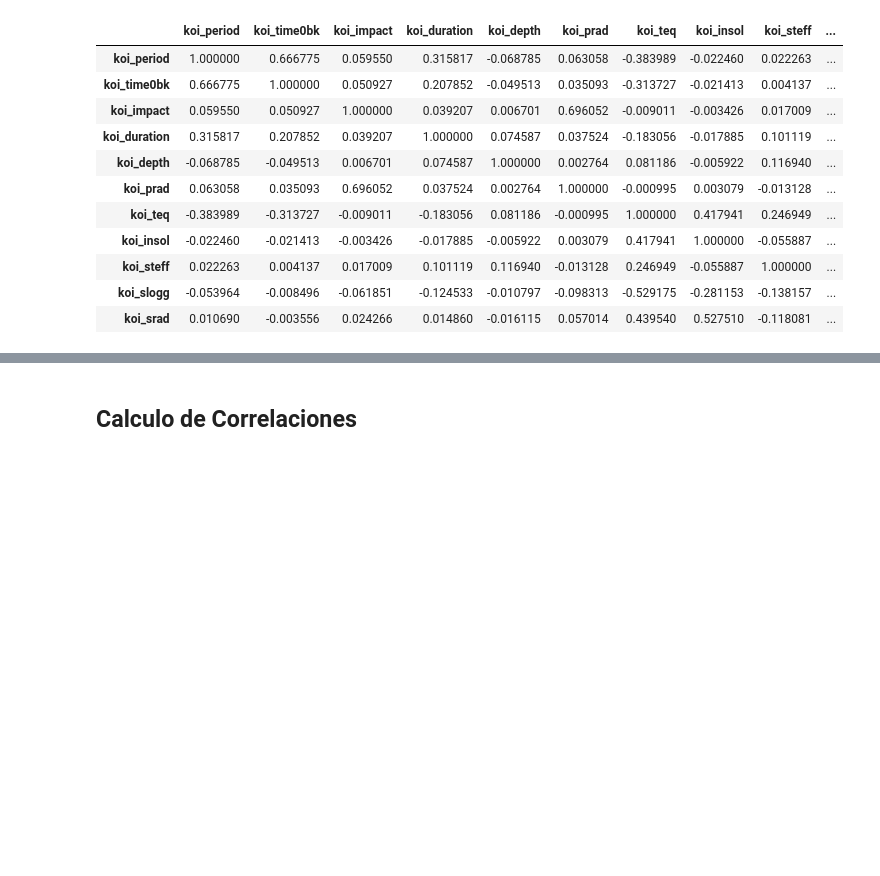
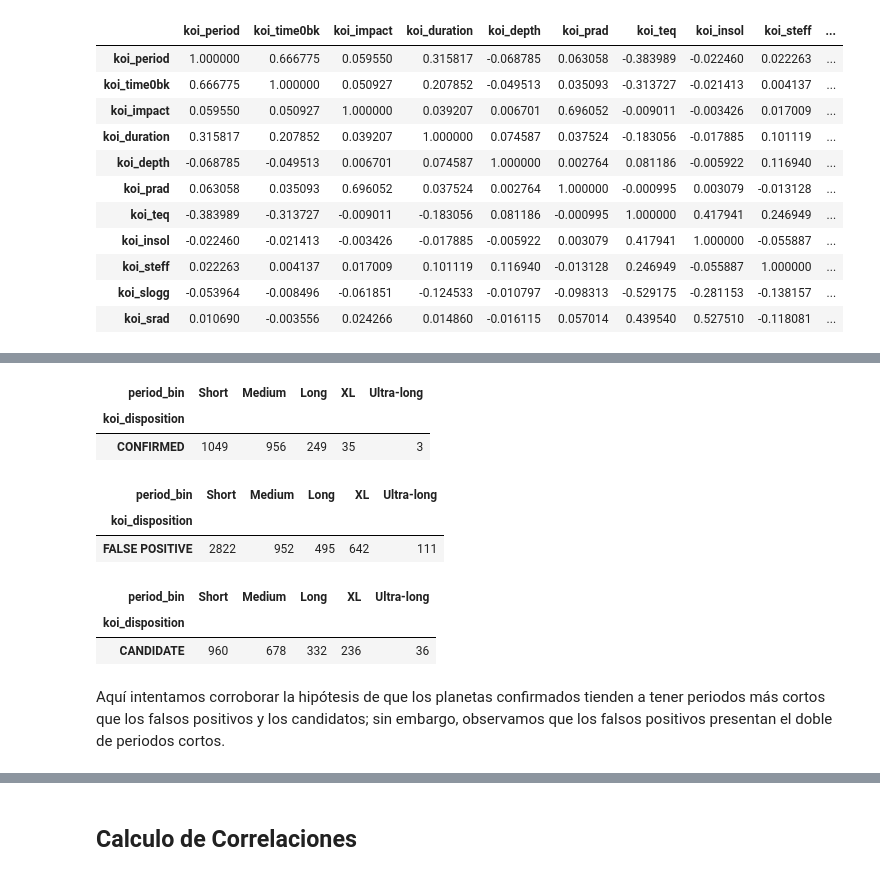
Before and after one commit to lvalencia232/KeplerExoplanet, a Jupyter notebook: kepler_exoplanet.ipynb, the cells around one changed output, grey strips where cells are left out. Saved outputs shown, nothing was run; the diff lists cells and outputs as text; code cells hidden in the pictures; blank space fills up the shorter version.

```diff
--- a/kepler_exoplanet.ipynb
+++ b/kepler_exoplanet.ipynb
@@ -1064,3 +1064,14 @@ df_copy2[trans_prop + stellar_par].corr()
 | koi_steff | 0.022263 | 0.004137 | 0.017009 | 0.101119 | 0.116940 | -0.013128 | 0.246949 | -0.055887 | 1.000000 | ... |
 | koi_slogg | -0.053964 | -0.008496 | -0.061851 | -0.124533 | -0.010797 | -0.098313 | -0.529175 | -0.281153 | -0.138157 | ... |
 | koi_srad | 0.010690 | -0.003556 | 0.024266 | 0.014860 | -0.016115 | 0.057014 | 0.439540 | 0.527510 | -0.118081 | ... |
+# %%
+confirmed = df_copy2[df_copy2['koi_disposition'] == 'CONFIRMED']
+false_positive = df_copy2[df_copy2['koi_disposition'] == 'FALSE POSITIVE']
+candidate = df_copy2[df_copy2['koi_disposition'] == 'CANDIDATE']
+# %%
+bins = [0, 10, 50, 200, 500, 1000]
+labels = ['Short', 'Medium', 'Long', 'XL', 'Ultra-long']
+
+confirmed['period_bin'] = pd.cut(confirmed['koi_period'], bins=bins, labels=labels)
+false_positive['period_bin'] = pd.cut(false_positive['koi_period'], bins=bins, labels=labels)
+candidate['period_bin'] = pd.cut(candidate['koi_period'], bins=bins, labels=labels)
@@ -1066,0 +1094,20 @@ df_copy2[trans_prop + stellar_par].corr()
+# %%
+pd.crosstab(confirmed['koi_disposition'], confirmed['period_bin'])
+# %% [output]
+| period_bin | Short | Medium | Long | XL | Ultra-long |
+| koi_disposition |  |  |  |  |  |
+| CONFIRMED | 1049 | 956 | 249 | 35 | 3 |
+# %%
+pd.crosstab(false_positive['koi_disposition'], false_positive['period_bin'])
+# %% [output]
+| period_bin | Short | Medium | Long | XL | Ultra-long |
+| koi_disposition |  |  |  |  |  |
+| FALSE POSITIVE | 2822 | 952 | 495 | 642 | 111 |
+# %%
+pd.crosstab(candidate['koi_disposition'], candidate['period_bin'])
+# %% [output]
+| period_bin | Short | Medium | Long | XL | Ultra-long |
+| koi_disposition |  |  |  |  |  |
+| CANDIDATE | 960 | 678 | 332 | 236 | 36 |
+# %% [markdown]
+Aquí intentamos corroborar la hipótesis de que los planetas confirmados tienden a tener periodos más cortos que los falsos positivos y los candidatos; sin embargo, observamos que los falsos positivos presentan el doble de periodos cortos.
```
Also changed, not shown: parts of 7 cells of this notebook.
